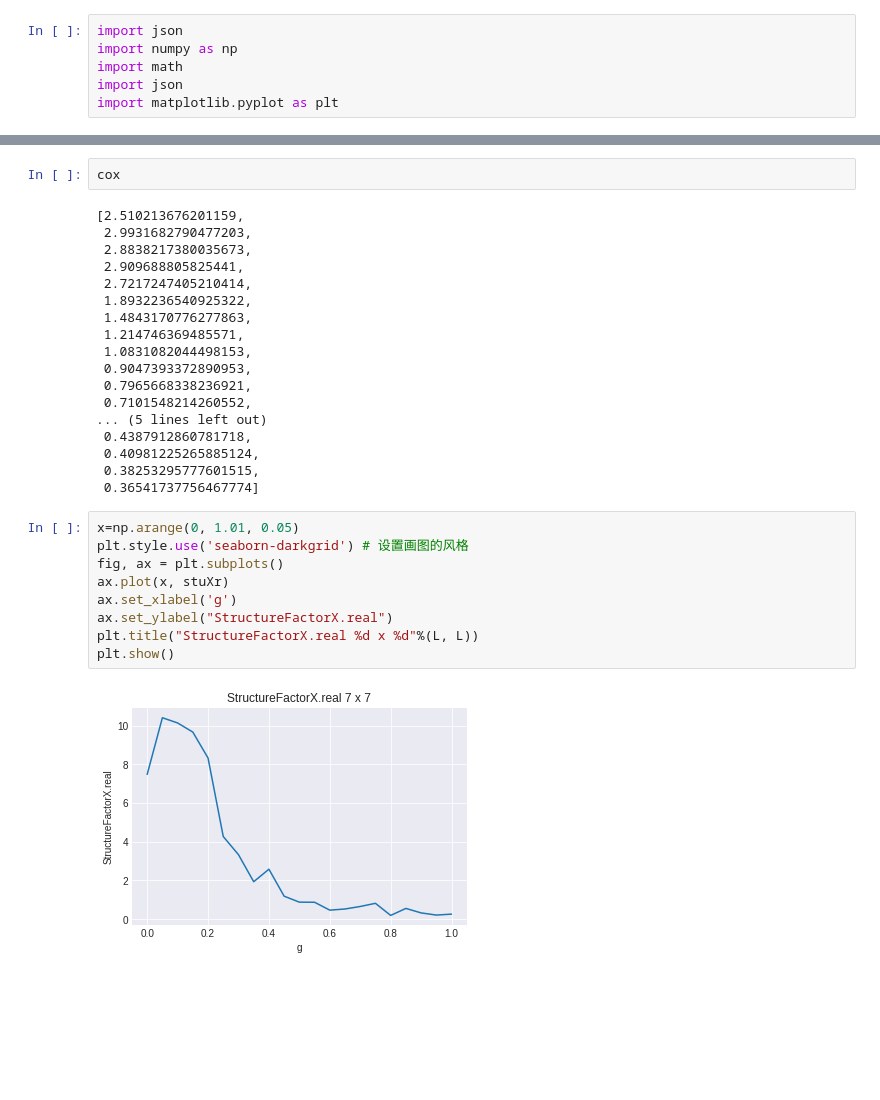
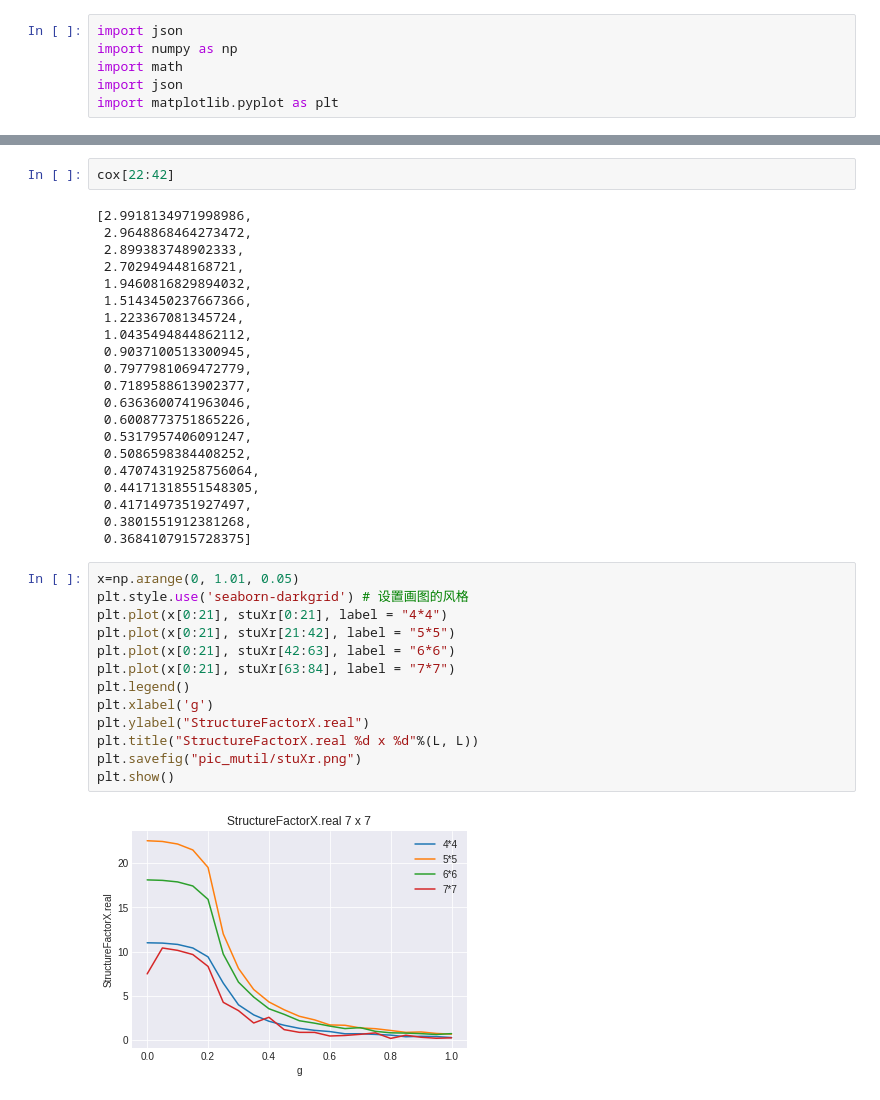
Before and after one commit to zjuadurey/machine-learnig-QM, a Jupyter notebook: plot/plot_all_mutil_pic.ipynb, the cells around one changed output, grey strips where cells are left out. Drawn from its saved outputs; the diff is of its cells as text; blank space fills up the shorter version.

```diff
--- a/plot/plot_all_mutil_pic.ipynb
+++ b/plot/plot_all_mutil_pic.ipynb
@@ -97,33 +98,40 @@ g=0.90 is loadded
 g=0.95 is loadded
 g=1.00 is loadded
 # %%
-cox
+cox[22:42]
 # %% [output]
-[2.510213676201159,
- 2.9931682790477203,
- 2.8838217380035673,
- 2.909688805825441,
- 2.7217247405210414,
- 1.8932236540925322,
- 1.4843170776277863,
- 1.214746369485571,
- 1.0831082044498153,
- 0.9047393372890953,
- 0.7965668338236921,
- 0.7101548214260552,
-... (5 lines left out)
- 0.4387912860781718,
- 0.40981225265885124,
- 0.38253295777601515,
- 0.36541737756467774]
+[2.9918134971998986,
+ 2.9648868464273472,
+ 2.899383748902333,
+ 2.702949448168721,
+ 1.9460816829894032,
+ 1.5143450237667366,
+ 1.223367081345724,
+ 1.0435494844862112,
+ 0.9037100513300945,
+ 0.7977981069472779,
+ 0.7189588613902377,
+ 0.6363600741963046,
+ 0.6008773751865226,
+ 0.5317957406091247,
+ 0.5086598384408252,
+ 0.47074319258756064,
+ 0.44171318551548305,
+ 0.4171497351927497,
+ 0.3801551912381268,
+ 0.3684107915728375]
 # %%
 x=np.arange(0, 1.01, 0.05)
 plt.style.use('seaborn-darkgrid') # 设置画图的风格
-fig, ax = plt.subplots()
-ax.plot(x, stuXr)
-ax.set_xlabel('g')
-ax.set_ylabel("StructureFactorX.real")
+plt.plot(x[0:21], stuXr[0:21], label = "4*4")
+plt.plot(x[0:21], stuXr[21:42], label = "5*5")
+plt.plot(x[0:21], stuXr[42:63], label = "6*6")
+plt.plot(x[0:21], stuXr[63:84], label = "7*7")
+plt.legend()
+plt.xlabel('g')
+plt.ylabel("StructureFactorX.real")
 plt.title("StructureFactorX.real %d x %d"%(L, L))
+plt.savefig("pic_mutil/stuXr.png")
 plt.show()
 # %% [output]
-[figure, old version]
+[figure, new version]
```
Also changed, not shown: parts of 7 cells of this notebook.
